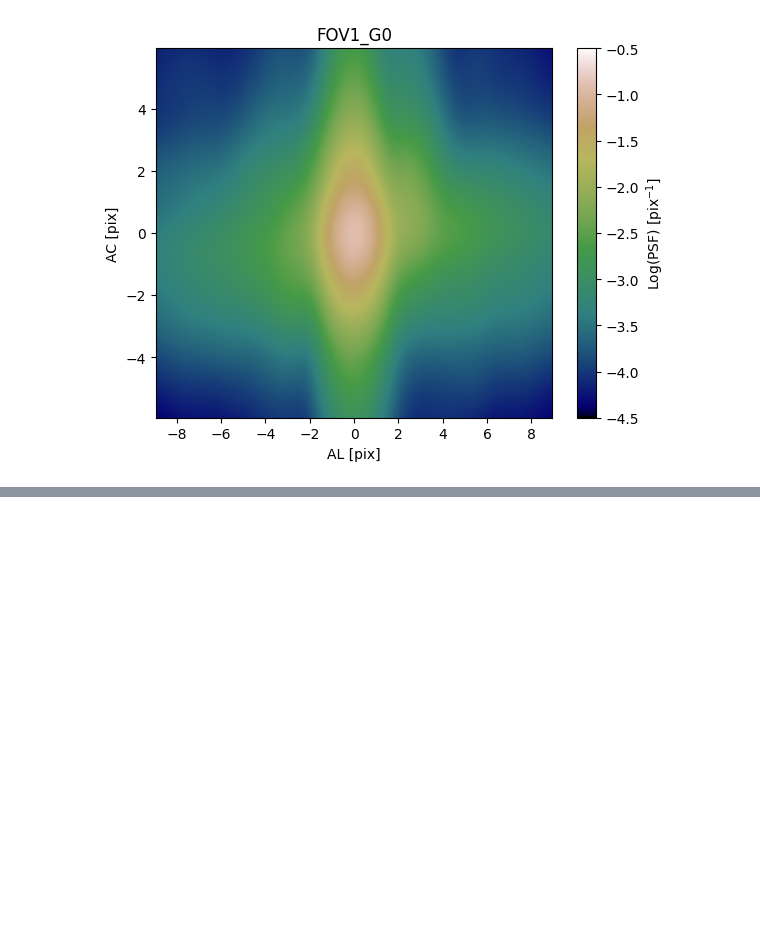
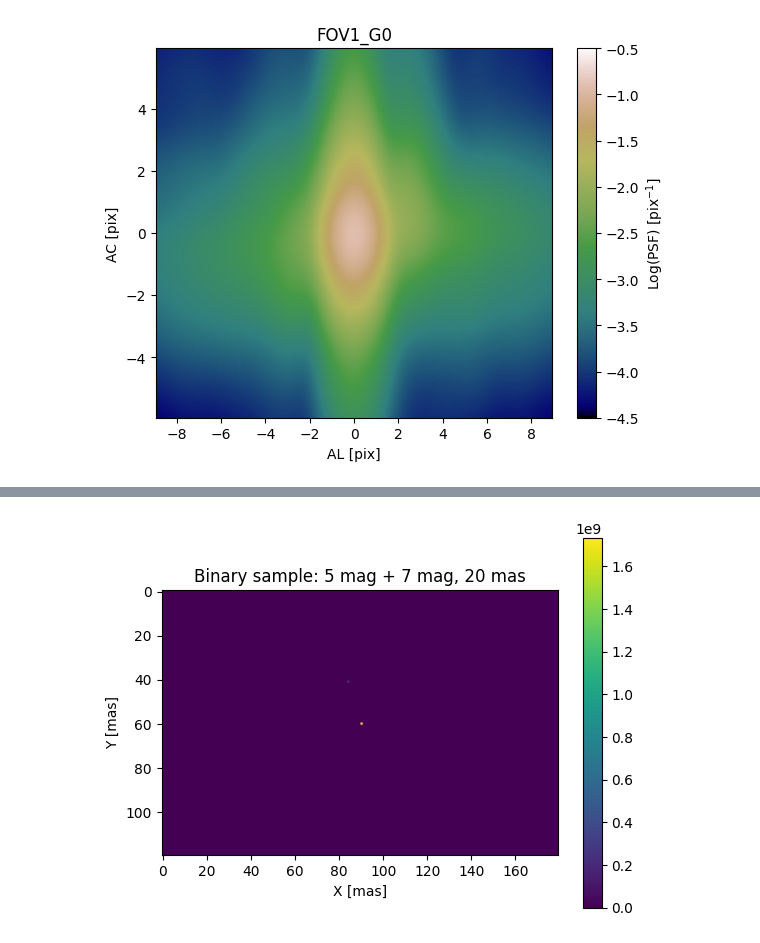
Before and after one commit to pietroferraiuolo/BINCAT, a Jupyter notebook: scripts/01b-true-psf.ipynb, the cells around one changed output, grey strips where cells are left out. Cells and saved outputs as stored; diff of their text form; code cells hidden in the pictures; blank space fills up the shorter version.

```diff
--- a/scripts/01b-true-psf.ipynb
+++ b/scripts/01b-true-psf.ipynb
@@ -83,0 +76,13 @@ plot_psf(psf_2, ac, al, aspect='auto', vmax=-0.5, vmin=-5, title='FOV2_G0')
+# %%
+from bincatsim.simulator import GaiaSimulator, CCD
+from bincatsim.utils import convolve_fft, display_psf
+
+ccd = CCD(psf_1, psf_pixel_scale_x = 5.9, psf_pixel_scale_y = 17.7)
+
+binary = GaiaSimulator(ccd=ccd, M1=5, M2=7, distance=20)
+# %%
+map = binary.show_system(out=True)
+
+obs = convolve_fft(map, np.exp(ccd.psf)*(120*180), normalize_kernel=True)
+# %% [output]
+[figure, added]
```
Also changed, not shown: parts of 10 cells of this notebook, 15 other files.
